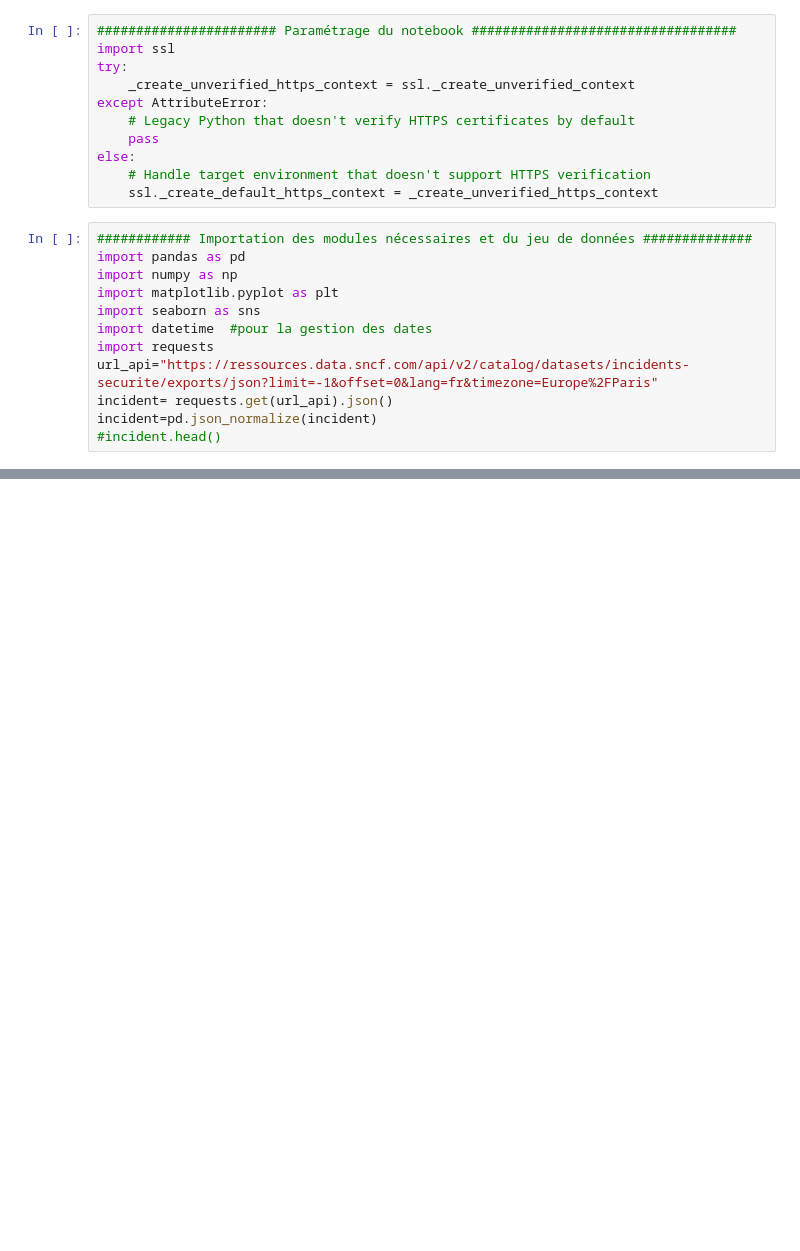
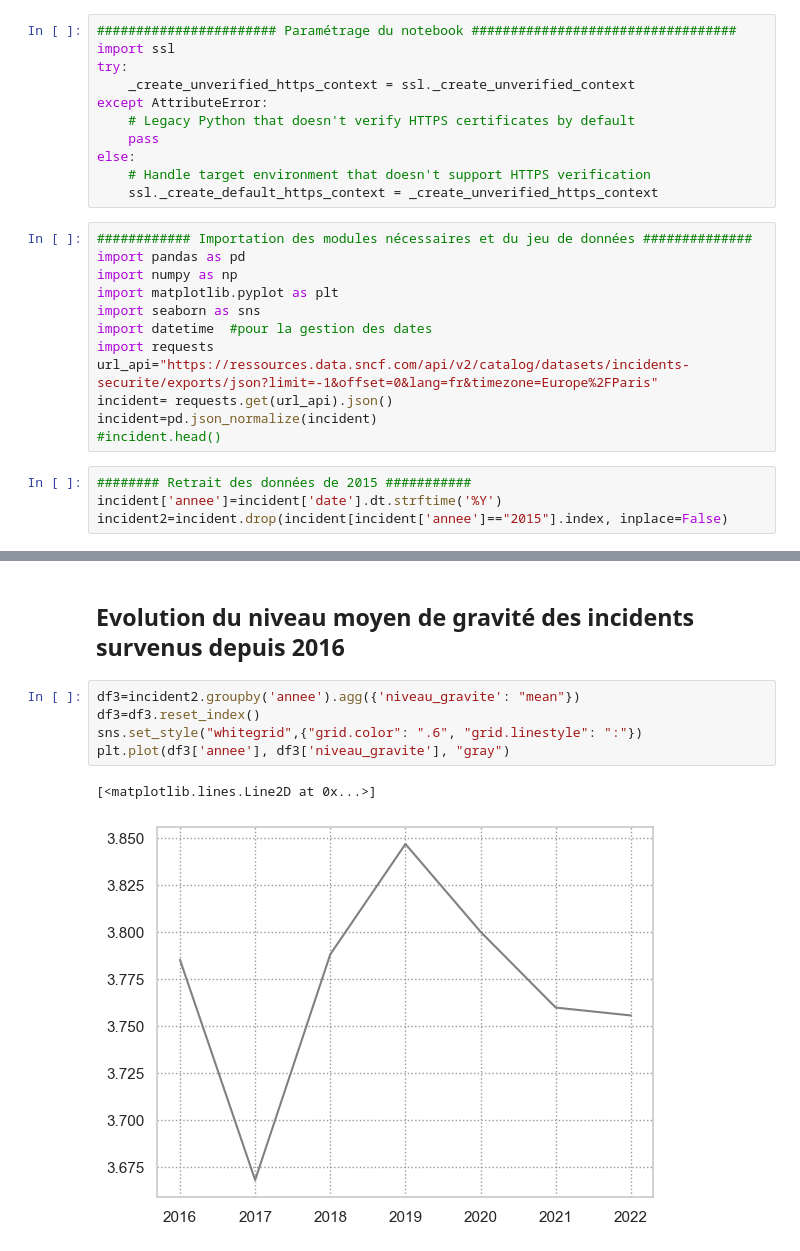
Before and after one commit to gbiaou/Projet_Python_SNCF, a Jupyter notebook: incidents_de_sécurité.ipynb, the cells around one changed output, grey strips where cells are left out. Drawn from its saved outputs; the diff is of its cells as text; blank space fills up the shorter version.

Commit message:
Visualisation des données sur les incidents

```diff
--- a/incidents_de_sécurité.ipynb
+++ b/incidents_de_sécurité.ipynb
@@ -23,3 +23,7 @@ url_api="https://ressources.data.sncf.com/api/v2/catalog/datasets/incidents-secu
 incident= requests.get(url_api).json()
 incident=pd.json_normalize(incident)
 #incident.head()
+# %%
+######## Retrait des données de 2015 ###########
+incident['annee']=incident['date'].dt.strftime('%Y')
+incident2=incident.drop(incident[incident['annee']=="2015"].index, inplace=False)
@@ -51,3 +65,13 @@ plt.title('Nombre d \'incidents survenus par année')
 plt.show()
 # %% [output]
 [figure]
+# %% [markdown]
+## Evolution du niveau moyen de gravité des incidents survenus depuis 2016
+# %%
+df3=incident2.groupby('annee').agg({'niveau_gravite': "mean"})
+df3=df3.reset_index()
+sns.set_style("whitegrid",{"grid.color": ".6", "grid.linestyle": ":"})
+plt.plot(df3['annee'], df3['niveau_gravite'], "gray")
+# %% [output]
+[<matplotlib.lines.Line2D at 0x...>]
+[figure, added]
```
Also changed, not shown: parts of 6 cells of this notebook.
